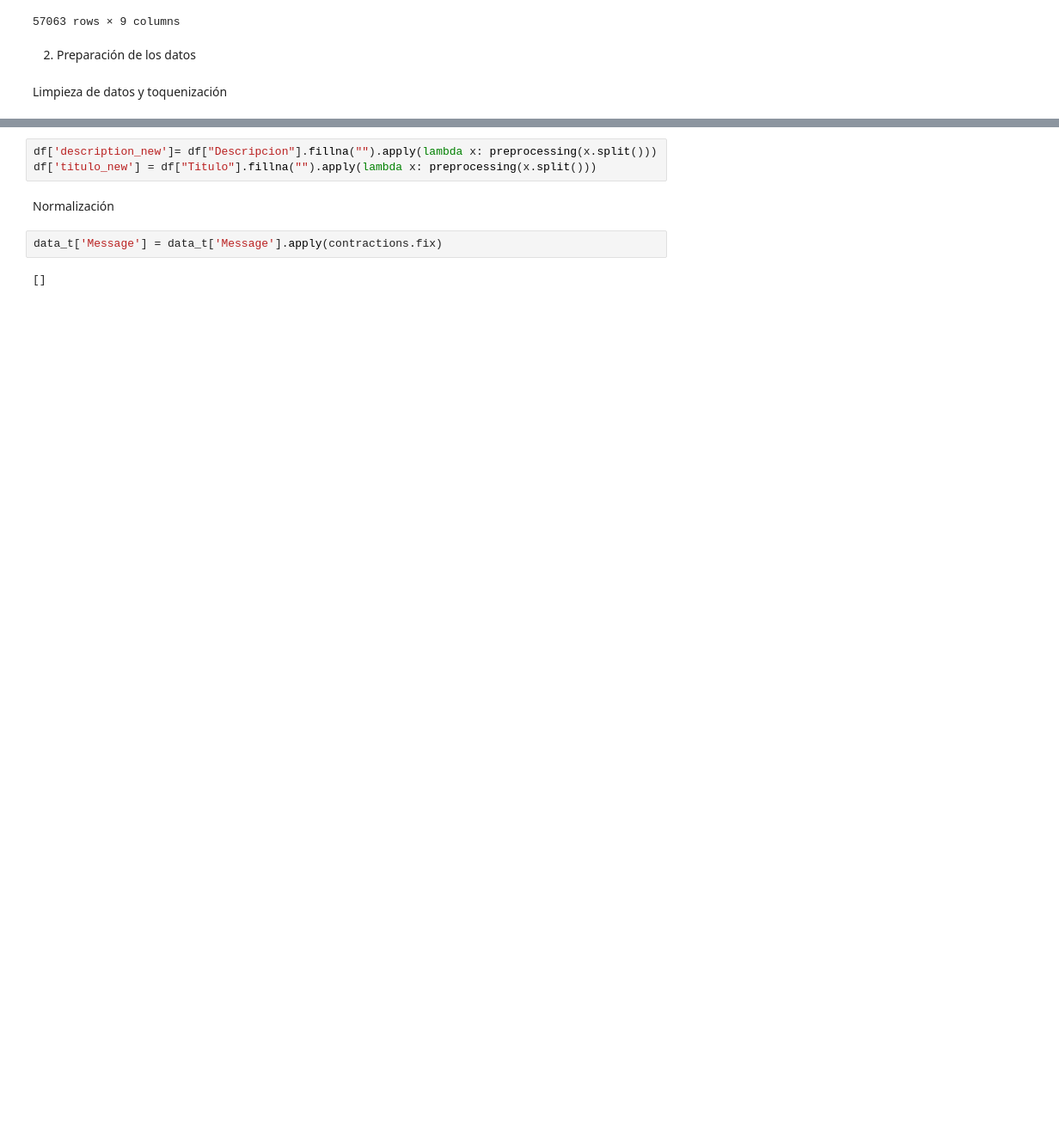
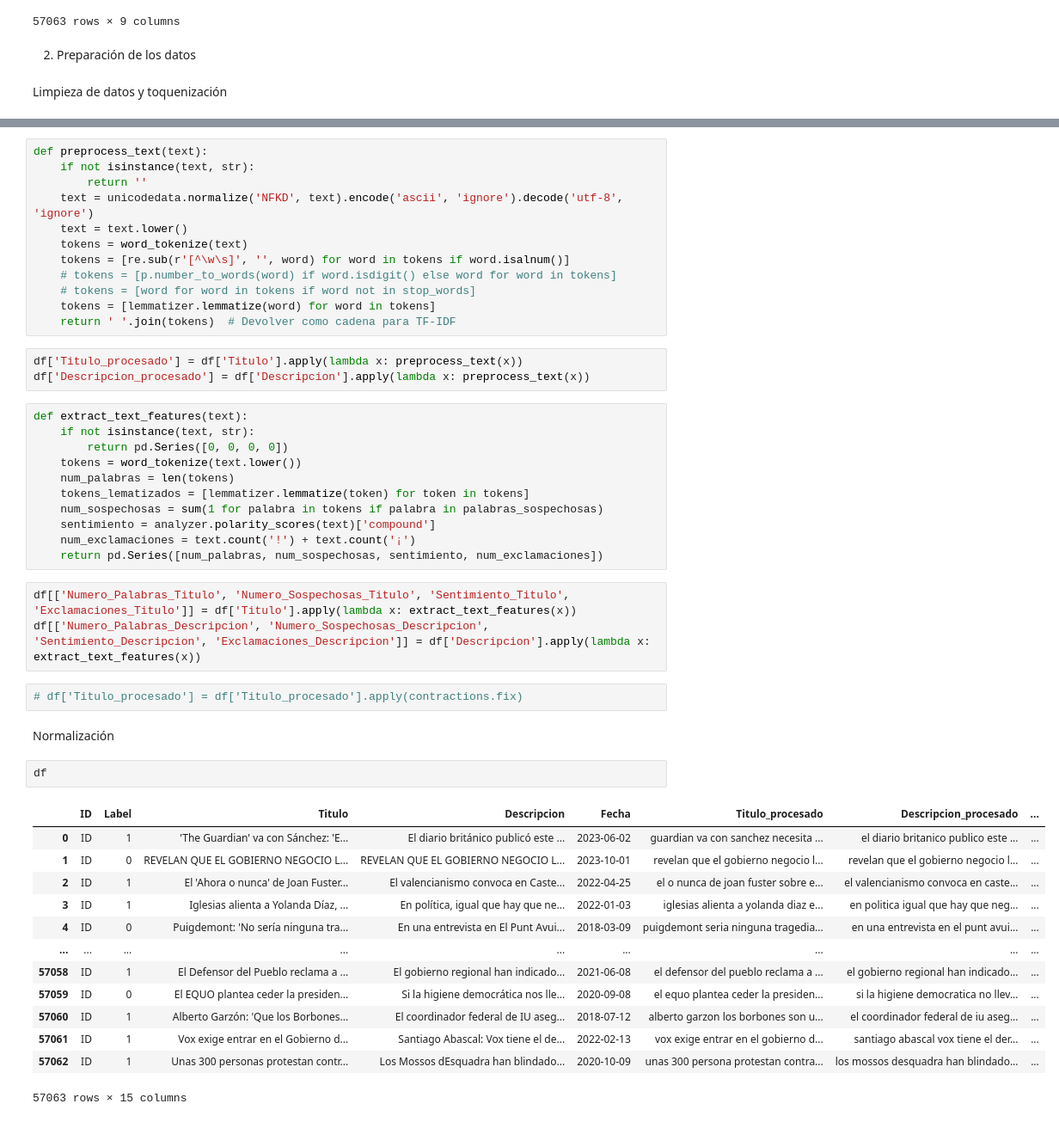
Before and after one commit to JairoFierro/Proy1, a Jupyter notebook: proyecto1.ipynb, the cells around one changed output, grey strips where cells are left out. Shown at 86% size. Drawn from its saved outputs; the diff is of its cells as text; blank space fills up the shorter version.

```diff
--- a/proyecto1.ipynb
+++ b/proyecto1.ipynb
@@ -232,9 +244,49 @@ def preprocessing(words):
+# %%
+def preprocess_text(text):
+    if not isinstance(text, str):
+        return ''
+    text = unicodedata.normalize('NFKD', text).encode('ascii', 'ignore').decode('utf-8', 'ignore')
+    text = text.lower()
+    tokens = word_tokenize(text)
+    tokens = [re.sub(r'[^\w\s]', '', word) for word in tokens if word.isalnum()]
+    # tokens = [p.number_to_words(word) if word.isdigit() else word for word in tokens]
+    # tokens = [word for word in tokens if word not in stop_words]
+    tokens = [lemmatizer.lemmatize(word) for word in tokens]
+    return ' '.join(tokens)  # Devolver como cadena para TF-IDF
 # %%
-df['description_new']= df["Descripcion"].fillna("").apply(lambda x: preprocessing(x.split()))
-df['titulo_new'] = df["Titulo"].fillna("").apply(lambda x: preprocessing(x.split()))
+df['Titulo_procesado'] = df['Titulo'].apply(lambda x: preprocess_text(x))
+df['Descripcion_procesado'] = df['Descripcion'].apply(lambda x: preprocess_text(x))
+# %%
+def extract_text_features(text):
+    if not isinstance(text, str):
+        return pd.Series([0, 0, 0, 0])
+    tokens = word_tokenize(text.lower())
+    num_palabras = len(tokens)
+    tokens_lematizados = [lemmatizer.lemmatize(token) for token in tokens]
+    num_sospechosas = sum(1 for palabra in tokens if palabra in palabras_sospechosas)
+    sentimiento = analyzer.polarity_scores(text)['compound']
+    num_exclamaciones = text.count('!') + text.count('¡')
+    return pd.Series([num_palabras, num_sospechosas, sentimiento, num_exclamaciones])
+# %%
+df[['Numero_Palabras_Titulo', 'Numero_Sospechosas_Titulo', 'Sentimiento_Titulo', 'Exclamaciones_Titulo']] = df['Titulo'].apply(lambda x: extract_text_features(x))
+df[['Numero_Palabras_Descripcion', 'Numero_Sospechosas_Descripcion', 'Sentimiento_Descripcion', 'Exclamaciones_Descripcion']] = df['Descripcion'].apply(lambda x: extract_text_features(x))
+# %%
+# df['Titulo_procesado'] = df['Titulo_procesado'].apply(contractions.fix)
 # %% [markdown]
 Normalización
-# %%
-data_t['Message'] = data_t['Message'].apply(contractions.fix)
-# %% [output]
-[]
+# %%
+df
+# %% [output]
+|  | ID | Label | Titulo | Descripcion | Fecha | Titulo_procesado | Descripcion_procesado | ... |
+| 0 | ID | 1 | 'The Guardian' va con Sánchez: 'E... | El diario británico publicó este ... | 2023-06-02 | guardian va con sanchez necesita ... | el diario britanico publico este ... | ... |
+| 1 | ID | 0 | REVELAN QUE EL GOBIERNO NEGOCIO L... | REVELAN QUE EL GOBIERNO NEGOCIO L... | 2023-10-01 | revelan que el gobierno negocio l... | revelan que el gobierno negocio l... | ... |
+| 2 | ID | 1 | El 'Ahora o nunca' de Joan Fuster... | El valencianismo convoca en Caste... | 2022-04-25 | el o nunca de joan fuster sobre e... | el valencianismo convoca en caste... | ... |
+| 3 | ID | 1 | Iglesias alienta a Yolanda Díaz, ... | En política, igual que hay que ne... | 2022-01-03 | iglesias alienta a yolanda diaz e... | en politica igual que hay que neg... | ... |
+| 4 | ID | 0 | Puigdemont: 'No sería ninguna tra... | En una entrevista en El Punt Avui... | 2018-03-09 | puigdemont seria ninguna tragedia... | en una entrevista en el punt avui... | ... |
+| ... | ... | ... | ... | ... | ... | ... | ... | ... |
+| 57058 | ID | 1 | El Defensor del Pueblo reclama a ... | El gobierno regional han indicado... | 2021-06-08 | el defensor del pueblo reclama a ... | el gobierno regional han indicado... | ... |
+| 57059 | ID | 0 | El EQUO plantea ceder la presiden... | Si la higiene democrática nos lle... | 2020-09-08 | el equo plantea ceder la presiden... | si la higiene democratica no llev... | ... |
+| 57060 | ID | 1 | Alberto Garzón: 'Que los Borbones... | El coordinador federal de IU aseg... | 2018-07-12 | alberto garzon los borbones son u... | el coordinador federal de iu aseg... | ... |
+| 57061 | ID | 1 | Vox exige entrar en el Gobierno d... | Santiago Abascal: Vox tiene el de... | 2022-02-13 | vox exige entrar en el gobierno d... | santiago abascal vox tiene el der... | ... |
+| 57062 | ID | 1 | Unas 300 personas protestan contr... | Los Mossos dEsquadra han blindado... | 2020-10-09 | unas 300 persona protestan contra... | los mossos desquadra han blindado... | ... |
+57063 rows × 15 columns
```
Also changed, not shown: parts of 31 cells of this notebook.
